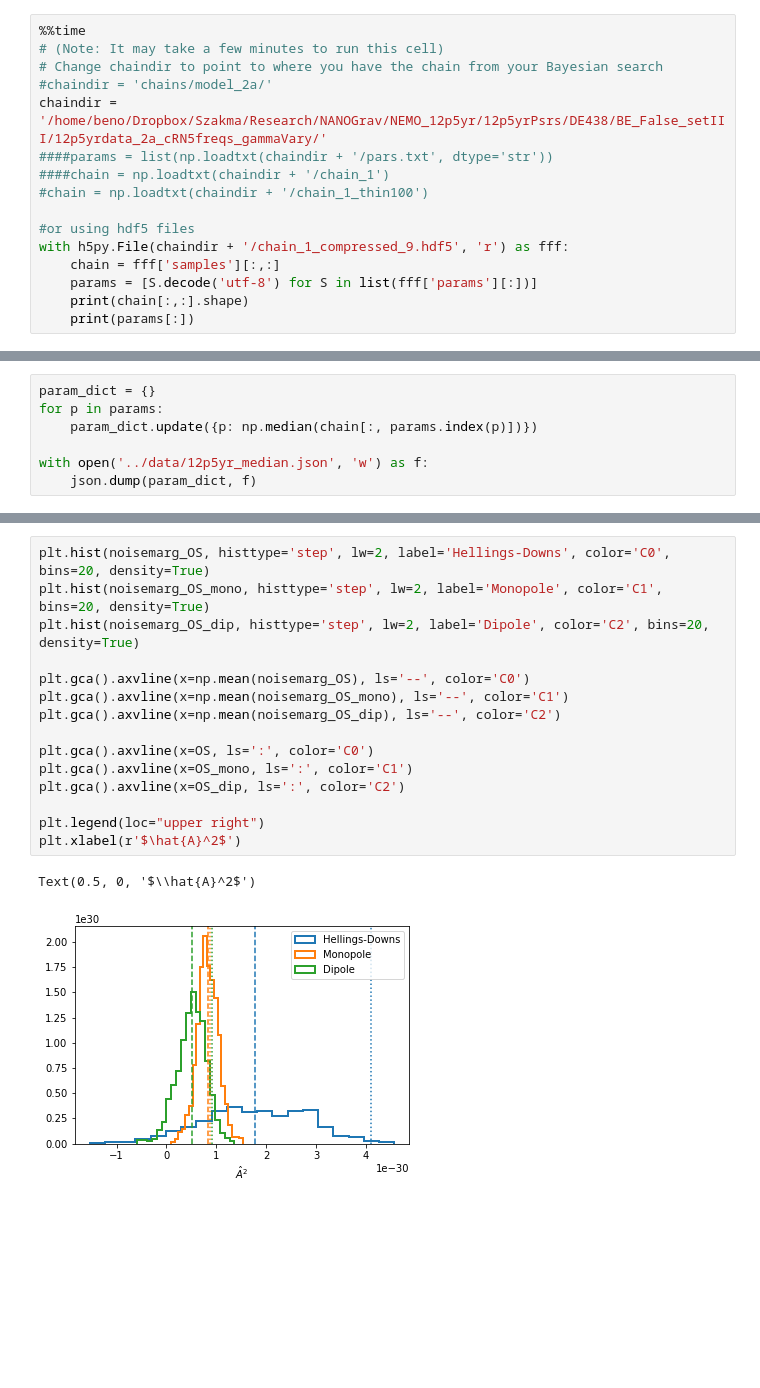
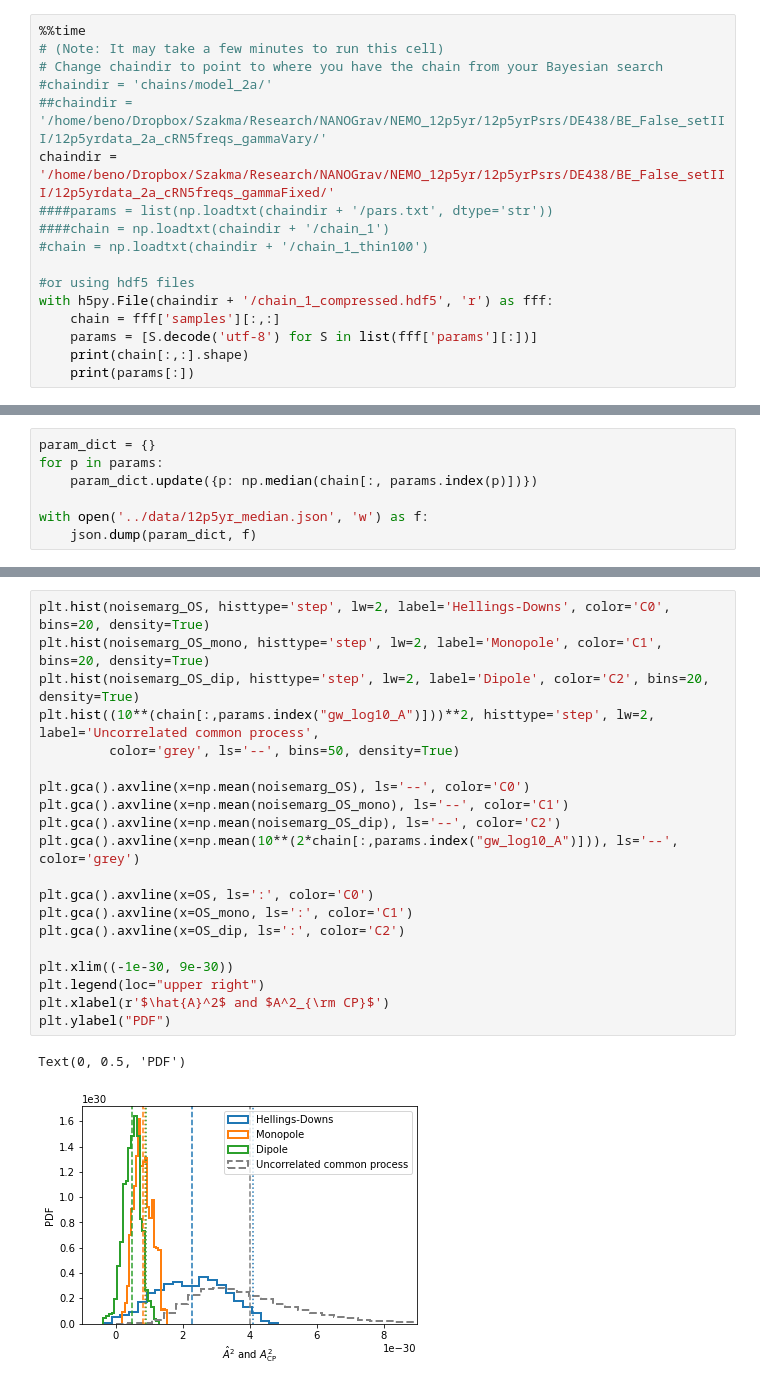
Before and after one commit to nanograv/12p5yr_stochastic_analysis, a Jupyter notebook: notebooks/frequentist_optimalstatistic_analysis.ipynb, the cells around one changed output, grey strips where cells are left out. Cells and saved outputs as stored; diff of their text form; blank space fills up the shorter version.

Commit message:
Update to match changes to revised manuscript (Fig 4) + change to use fixed gamma run for noise marginalized OS, not varied gamma (chain file not in repo)

```diff
--- a/notebooks/frequentist_optimalstatistic_analysis.ipynb
+++ b/notebooks/frequentist_optimalstatistic_analysis.ipynb
@@ -235,13 +234,14 @@ To compute the noise-marginalized optimal statistic (Vigeland et al. 2018), you
 # (Note: It may take a few minutes to run this cell)
 # Change chaindir to point to where you have the chain from your Bayesian search
 #chaindir = 'chains/model_2a/'
-chaindir = '/home/beno/Dropbox/Szakma/Research/NANOGrav/NEMO_12p5yr/12p5yrPsrs/DE438/BE_False_setIII/12p5yrdata_2a_cRN5freqs_gammaVary/'
+##chaindir = '/home/beno/Dropbox/Szakma/Research/NANOGrav/NEMO_12p5yr/12p5yrPsrs/DE438/BE_False_setIII/12p5yrdata_2a_cRN5freqs_gammaVary/'
+chaindir = '/home/beno/Dropbox/Szakma/Research/NANOGrav/NEMO_12p5yr/12p5yrPsrs/DE438/BE_False_setIII/12p5yrdata_2a_cRN5freqs_gammaFixed/'
 ####params = list(np.loadtxt(chaindir + '/pars.txt', dtype='str'))
 ####chain = np.loadtxt(chaindir + '/chain_1')
 #chain = np.loadtxt(chaindir + '/chain_1_thin100')
 
 #or using hdf5 files
-with h5py.File(chaindir + '/chain_1_compressed_9.hdf5', 'r') as fff:
+with h5py.File(chaindir + '/chain_1_compressed.hdf5', 'r') as fff:
     chain = fff['samples'][:,:]
     params = [S.decode('utf-8') for S in list(fff['params'][:])]
     print(chain[:,:].shape)
@@ -325,18 +326,23 @@ Text(0.5, 0, 'S/N')
 # %%
 plt.hist(noisemarg_OS, histtype='step', lw=2, label='Hellings-Downs', color='C0', bins=20, density=True)
 plt.hist(noisemarg_OS_mono, histtype='step', lw=2, label='Monopole', color='C1', bins=20, density=True)
 plt.hist(noisemarg_OS_dip, histtype='step', lw=2, label='Dipole', color='C2', bins=20, density=True)
+plt.hist((10**(chain[:,params.index("gw_log10_A")]))**2, histtype='step', lw=2, label='Uncorrelated common process',
+         color='grey', ls='--', bins=50, density=True)
 
 plt.gca().axvline(x=np.mean(noisemarg_OS), ls='--', color='C0')
 plt.gca().axvline(x=np.mean(noisemarg_OS_mono), ls='--', color='C1')
 plt.gca().axvline(x=np.mean(noisemarg_OS_dip), ls='--', color='C2')
+plt.gca().axvline(x=np.mean(10**(2*chain[:,params.index("gw_log10_A")])), ls='--', color='grey')
 
 plt.gca().axvline(x=OS, ls=':', color='C0')
 plt.gca().axvline(x=OS_mono, ls=':', color='C1')
 plt.gca().axvline(x=OS_dip, ls=':', color='C2')
 
+plt.xlim((-1e-30, 9e-30))
 plt.legend(loc="upper right")
-plt.xlabel(r'$\hat{A}^2$')
+plt.xlabel(r'$\hat{A}^2$ and $A^2_{\rm CP}$')
+plt.ylabel("PDF")
 # %% [output]
-Text(0.5, 0, '$\\hat{A}^2$')
+Text(0, 0.5, 'PDF')
-[figure, old version]
+[figure, new version]
```
Also changed, not shown: parts of 10 cells of this notebook.
